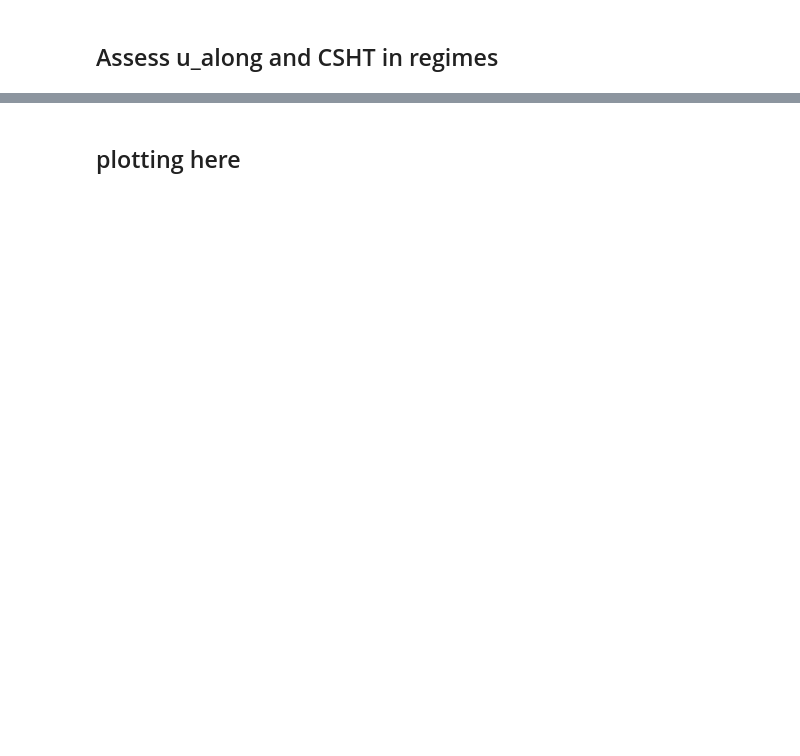
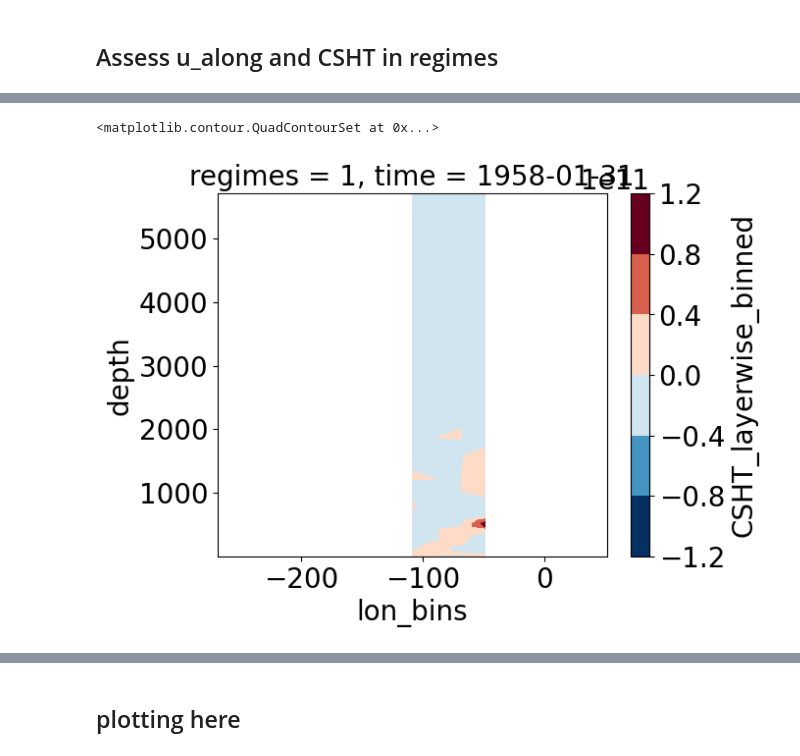
Before and after one commit to willaguiar/ASC_and_heat_transport, a Jupyter notebook: Jupyter/Fig2_Depthcomparison.ipynb, the cells around one changed output, grey strips where cells are left out. Cells and saved outputs as stored; diff of their text form; code cells hidden in the pictures; blank space fills up the shorter version.

```diff
--- a/Jupyter/Fig2_Depthcomparison.ipynb
+++ b/Jupyter/Fig2_Depthcomparison.ipynb
@@ -76,0 +157,6 @@ masked_CSHT.load()
+# %%
+CSHT_layerwise_binned = xr.open_mfdataset('/g/data/hh5/tmp/access-om/fbd581/ASC_project/statisctic_lonbin/CSHT_layerwise_20degBins.nc').CSHT_layerwise_binned.load()
+(CSHT_layerwise_binned[1,0,:,:]).plot.contourf()
+# %% [output]
+<matplotlib.contour.QuadContourSet at 0x...>
+[figure, added]
```
Also changed, not shown: parts of 67 cells of this notebook.
